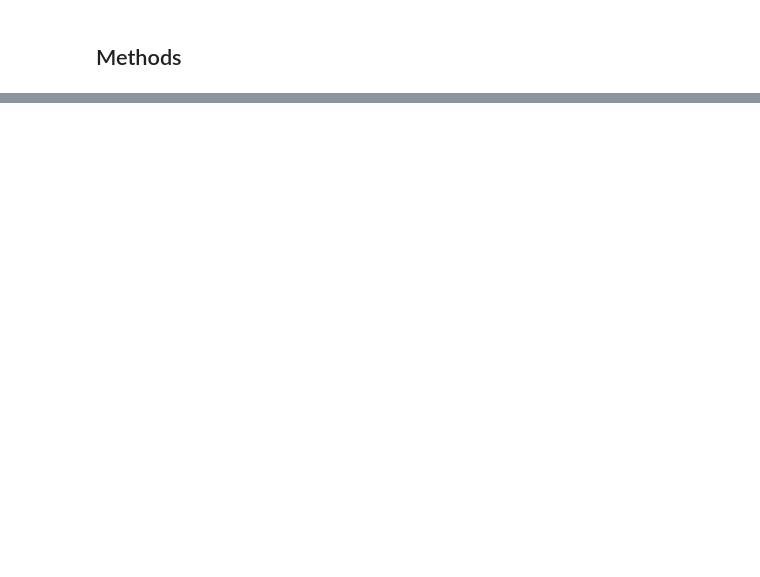
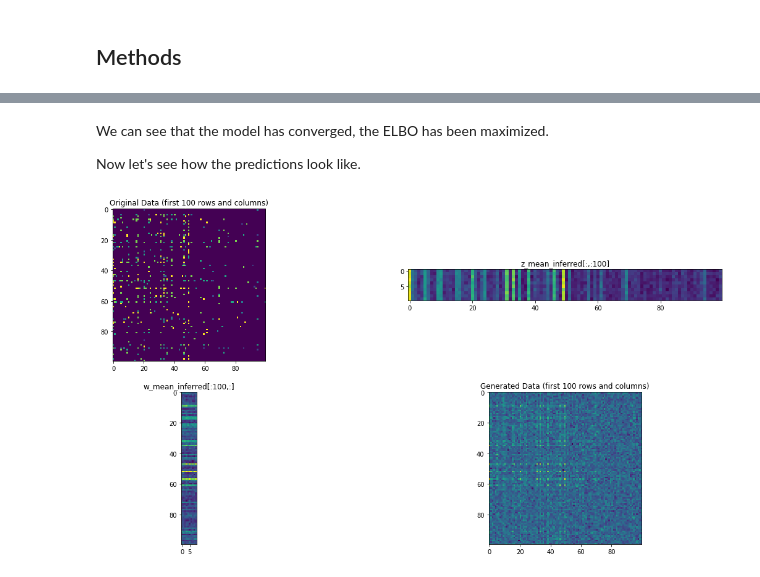
Before and after one commit to envil/plda-pmf, a Jupyter notebook: Viet_Ta_BAY2_ReportForm.ipynb, the cells around one changed output, grey strips where cells are left out. Drawn from its saved outputs; the diff is of its cells as text; code cells hidden in the pictures; blank space fills up the shorter version.

```diff
--- a/Viet_Ta_BAY2_ReportForm.ipynb
+++ b/Viet_Ta_BAY2_ReportForm.ipynb
@@ -277,0 +244,34 @@ I have achieved my goals for this project.
+# %% [markdown]
+We can see that the model has converged, the ELBO has been maximized.
+
+Now let's see how the predictions look like.
+# %%
+with ed.interception(ed.make_value_setter(w=w_mean_inferred,
+                                          z=z_mean_inferred)):
+    generate = probabilistic_matrix_factorization(
+        data_dim=N, latent_dim=D,
+        num_datapoints=M, stddv_datapoints=stddv_datapoints)
+
+with tf.Session() as sess:
+    x_generated, _ = sess.run(generate)
+
+
+plt.figure(figsize=(20,10))
+plt.subplot(221)
+plt.imshow(data[:100, :100], vmin=np.min(data[:100, :100]), vmax=np.max(data[:100, :100]))
+plt.title('Original Data (first 100 rows and columns)')
+
+plt.subplot(224)
+plt.imshow(x_generated[:100, :100], vmin=np.min(x_generated[:100, :100]), vmax=np.max(x_generated[:100, :100]))
+plt.title('Generated Data (first 100 rows and columns)')
+
+plt.subplot(223)
+plt.imshow(w_mean_inferred[:100,:], vmin=np.min(w_mean_inferred[:100,:]), vmax=np.max(w_mean_inferred[:100,:]))
+plt.title('w_mean_inferred[:100,:]')
+
+plt.subplot(222)
+plt.imshow(z_mean_inferred[:,:100], vmin=np.min(z_mean_inferred[:,:100]), vmax=np.max(z_mean_inferred[:,:100]))
+plt.title('z_mean_inferred[:,:100]')
+plt.show()
+# %% [output]
+[figure, added]
```
Also changed, not shown: parts of 27 cells of this notebook.
